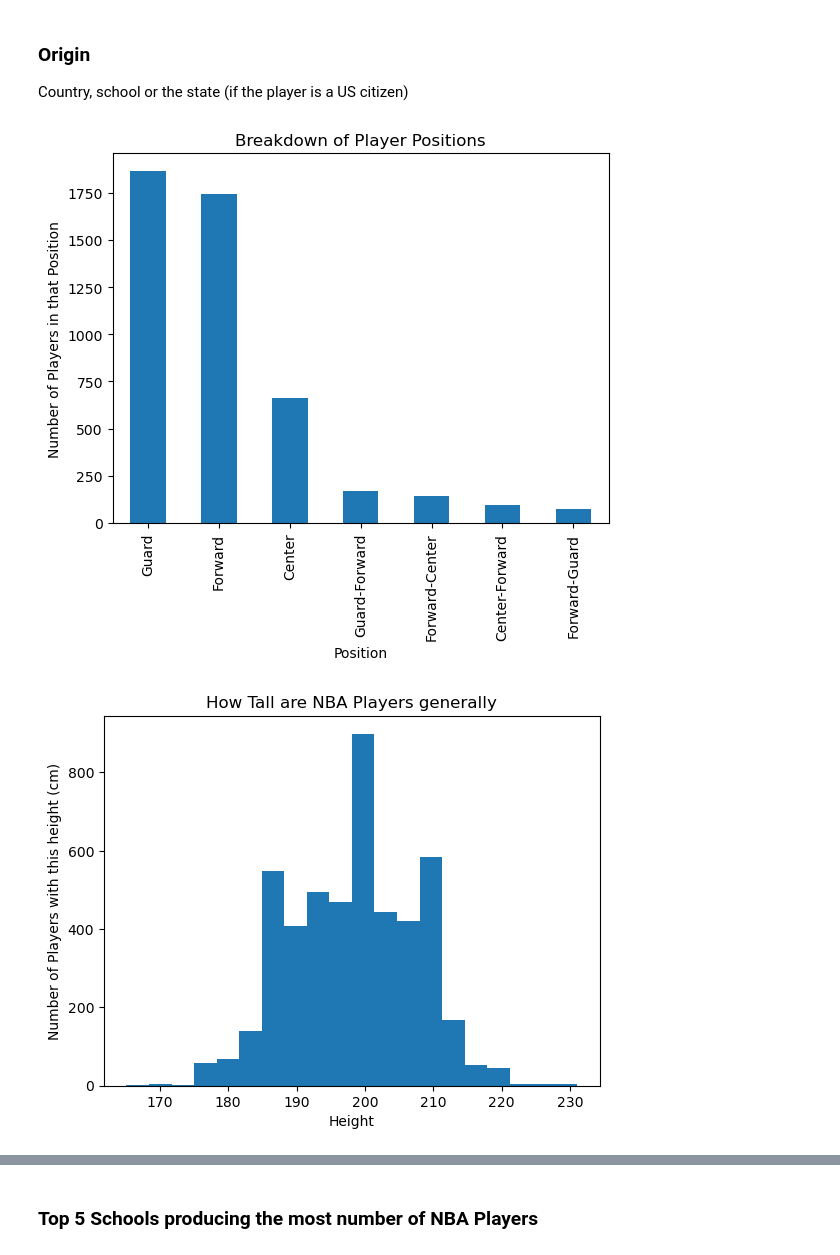
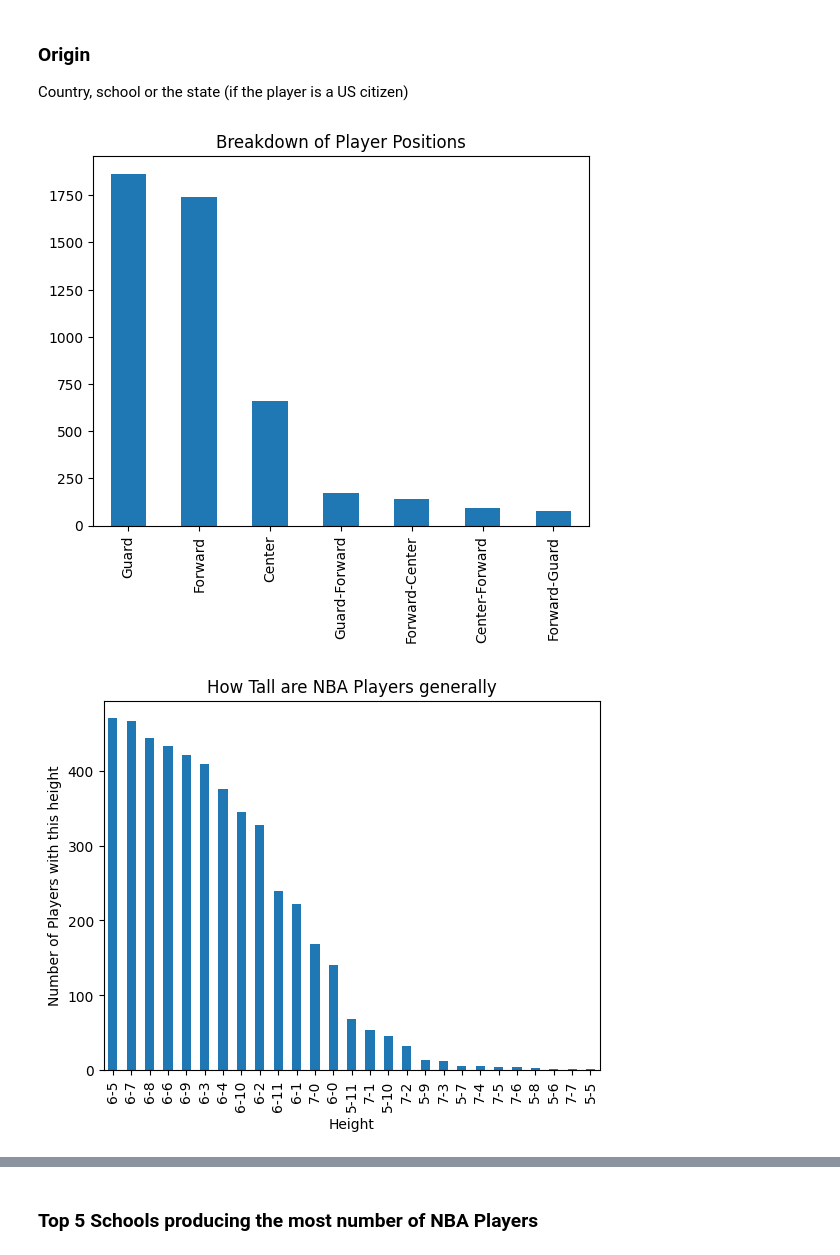
Before and after one commit to com-480-data-visualization/project-2023-dunkdata, a Jupyter notebook: explore.ipynb, the cells around one changed output, grey strips where cells are left out. Drawn from its saved outputs; the diff is of its cells as text; code cells hidden in the pictures.

```diff
--- a/explore.ipynb
+++ b/explore.ipynb
@@ -9,9 +6,7 @@ import seaborn as sns
 # %% [markdown]
 ## Player Analysis
 # %%
-player_df = pd.read_csv("datasets/csv/common_player_info.csv")
-player_df["birthdate"] = pd.to_datetime(player_df["birthdate"])
-player_df.rename(columns={"display_first_last": "player_name"}, inplace=True)
+player_df = pd.read_csv("csv/common_player_info.csv")
 # %% [markdown]
 ### Origin
 Country, school or the state (if the player is a US citizen)
@@ -26,4 +21,4 @@ plt.ylabel("Number of Players in that Position")
 plt.title("Breakdown of Player Positions")
 plt.show()
 # %% [output]
-[figure, old version]
+[figure, new version]
@@ -39,14 +25,8 @@ def convert_height_to_cm(height):
-# %%
-# convert height to cm for players with non-null height
-player_df['height_cm'] = player_df['height'].apply(convert_height_to_cm)
-
-# impute mean height for players with 0 height_cm
-player_df['height_cm'] = player_df['height_cm'].replace(0, player_df['height_cm'].mean())
 # %%
-player_df['height_cm'].plot.hist(bins=20)
+player_df['height'].value_counts().plot(kind='bar')
 plt.xlabel("Height")
-plt.ylabel("Number of Players with this height (cm)")
+plt.ylabel("Number of Players with this height")
 plt.title("How Tall are NBA Players generally")
 plt.show()
 # %% [output]
-[figure, old version]
+[figure, new version]
```
Also changed, not shown: parts of 16 cells of this notebook.
